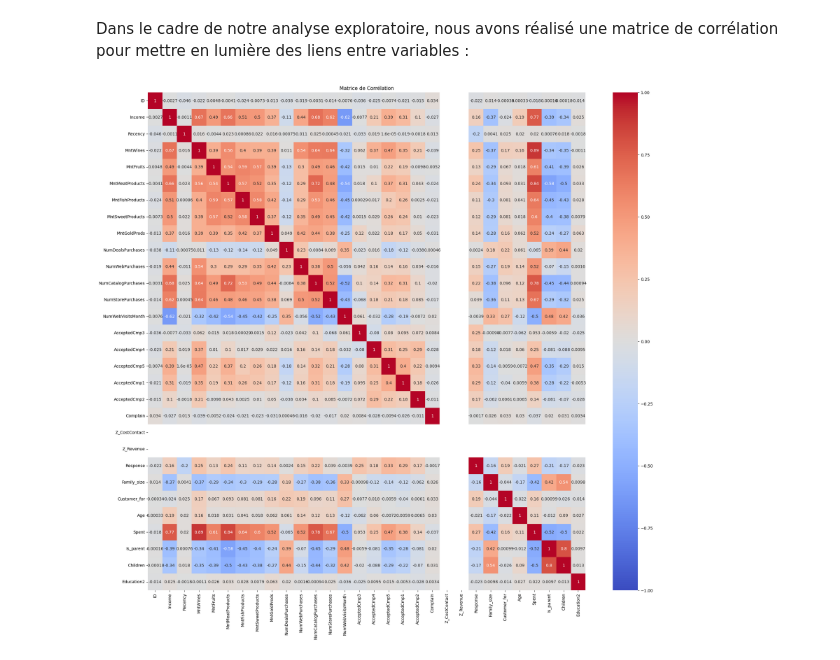
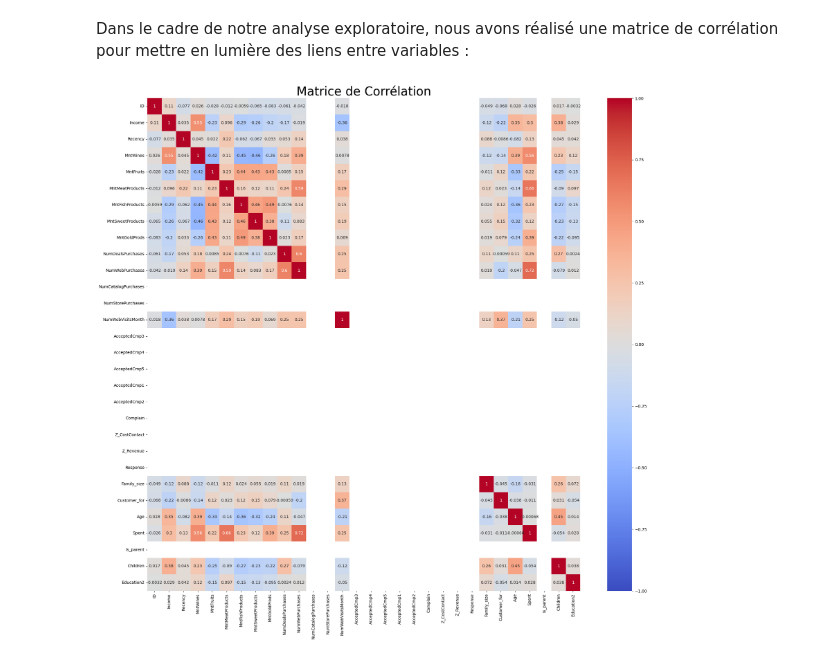
Before and after one commit to MattisFernandez/Rush05, a Jupyter notebook: Notebook.ipynb, the cells around one changed output. Drawn from its saved outputs; the diff is of its cells as text; code cells hidden in the pictures.

Commit message:
[FIX] | correlation matrix values and columns used

```diff
--- a/Notebook.ipynb
+++ b/Notebook.ipynb
@@ -75,3 +75,5 @@ Maintenant que l'on a les colonnes qui nous intéressent, nous supprimons les co
 # %%
-data_encoded = data_encoded.drop(columns=["Dt_Customer", "Marital_Status", "Dt_Customer", "Year_Birth", "Kidhome", "Teenhome", "Living_with", "Education_Master", "Education_PhD", "Education_Graduation", "Education_Basic", "Education_2n Cycle"])
+dropped_columns = ["Dt_Customer", "Marital_Status", "Dt_Customer", "Year_Birth", "Kidhome", "Teenhome", "Living_with", "Education_Master", "Education_PhD", "Education_Graduation", "Education_Basic", "Education_2n Cycle"]
+data_encoded = data_encoded.drop(dropped_columns, axis=1)
 data_encoded = data_encoded.fillna(0)
+data_encoded.head()
@@ -89,4 +107,12 @@ On observe ainsi que la plupart des colonnes n'ont pas de valeurs significativem
 # %%
+from matplotlib.cbook import boxplot_stats
+
+data_filtered = data_encoded.copy()
+for column in data_encoded.columns:
+    column_stats = boxplot_stats(data_encoded[column])
+    outliers = column_stats[0]['fliers']
+    data_encoded = data_encoded[~data_encoded[column].isin(outliers)]
+
 sns.boxplot(x='variable', y='value', data=pd.melt(data_encoded))
-plt.title("Graphique de répartition des valeurs par colonne", fontsize=30)
+plt.title("Graphique de répartition des valeurs par colonne sans valeurs aberrantes", fontsize=30)
 # %% [output]
@@ -97,5 +121,3 @@ Après observation des graphiques en boîte à moustaches, seule la catégorie `
-# %%
-data_encoded = data_encoded[data_encoded.Income < 600000]
 # %% [markdown]
 ## 2 - Analyse Exploratoire
 
@@ -105,9 +127,9 @@ Dans le cadre de notre analyse exploratoire, nous avons réalisé une matrice de
 # %%
 corr_matrix_encoded = data_encoded.corr()
 
 plt.figure(figsize=(24, 22))
 sns.heatmap(corr_matrix_encoded, annot=True, cmap="coolwarm", vmin=-1, vmax=1)
-plt.title("Matrice de Corrélation")
+plt.title("Matrice de Corrélation", fontsize=30)
 plt.show()
 # %% [output]
-[figure, old version]
+[figure, new version]
```
Also changed, not shown: parts of 9 cells of this notebook.
